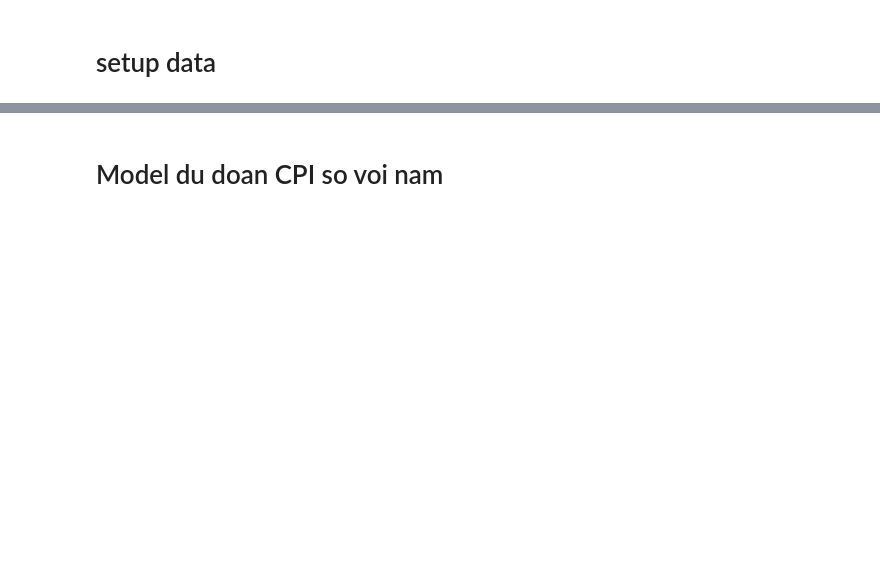
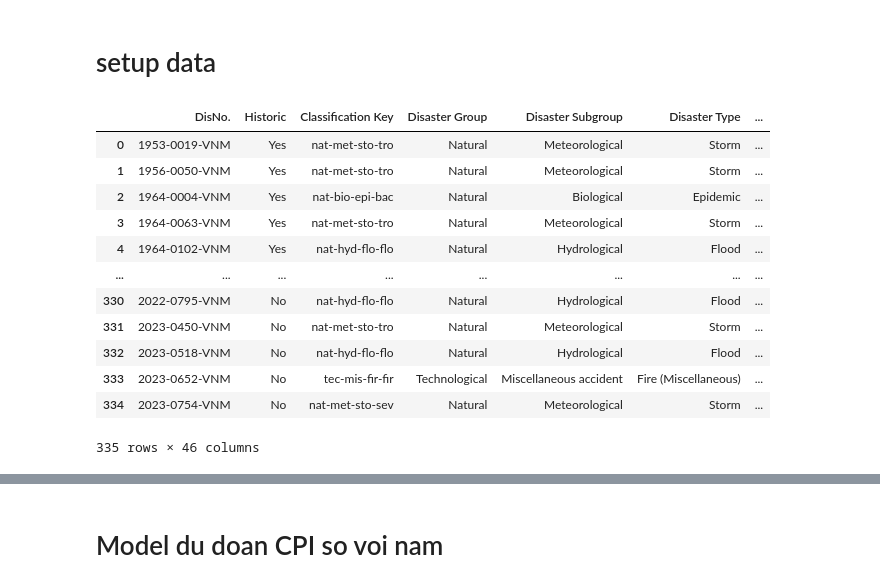
Before and after one commit to afurrydoingcodingbecauseyes/CPI_prediction-model_in-Vietnam, a Jupyter notebook: models.ipynb, the cells around one changed output, grey strips where cells are left out. Saved outputs shown, nothing was run; the diff lists cells and outputs as text; code cells hidden in the pictures; blank space fills up the shorter version.

```diff
--- a/models.ipynb
+++ b/models.ipynb
@@ -10,4 +16,21 @@ import joblib
 # %% [markdown]
 # setup data
+# %%
+df = pd.read_csv("data/data.csv")
+df
+# %% [output]
+|  | DisNo. | Historic | Classification Key | Disaster Group | Disaster Subgroup | Disaster Type | ... |
+| 0 | 1953-0019-VNM | Yes | nat-met-sto-tro | Natural | Meteorological | Storm | ... |
+| 1 | 1956-0050-VNM | Yes | nat-met-sto-tro | Natural | Meteorological | Storm | ... |
+| 2 | 1964-0004-VNM | Yes | nat-bio-epi-bac | Natural | Biological | Epidemic | ... |
+| 3 | 1964-0063-VNM | Yes | nat-met-sto-tro | Natural | Meteorological | Storm | ... |
+| 4 | 1964-0102-VNM | Yes | nat-hyd-flo-flo | Natural | Hydrological | Flood | ... |
+| ... | ... | ... | ... | ... | ... | ... | ... |
+| 330 | 2022-0795-VNM | No | nat-hyd-flo-flo | Natural | Hydrological | Flood | ... |
+| 331 | 2023-0450-VNM | No | nat-met-sto-tro | Natural | Meteorological | Storm | ... |
+| 332 | 2023-0518-VNM | No | nat-hyd-flo-flo | Natural | Hydrological | Flood | ... |
+| 333 | 2023-0652-VNM | No | tec-mis-fir-fir | Technological | Miscellaneous accident | Fire (Miscellaneous) | ... |
+| 334 | 2023-0754-VNM | No | nat-met-sto-sev | Natural | Meteorological | Storm | ... |
+335 rows × 46 columns
 # %%
 df = pd.read_csv("data/data.csv")
```
Also changed, not shown: parts of 7 cells of this notebook.
